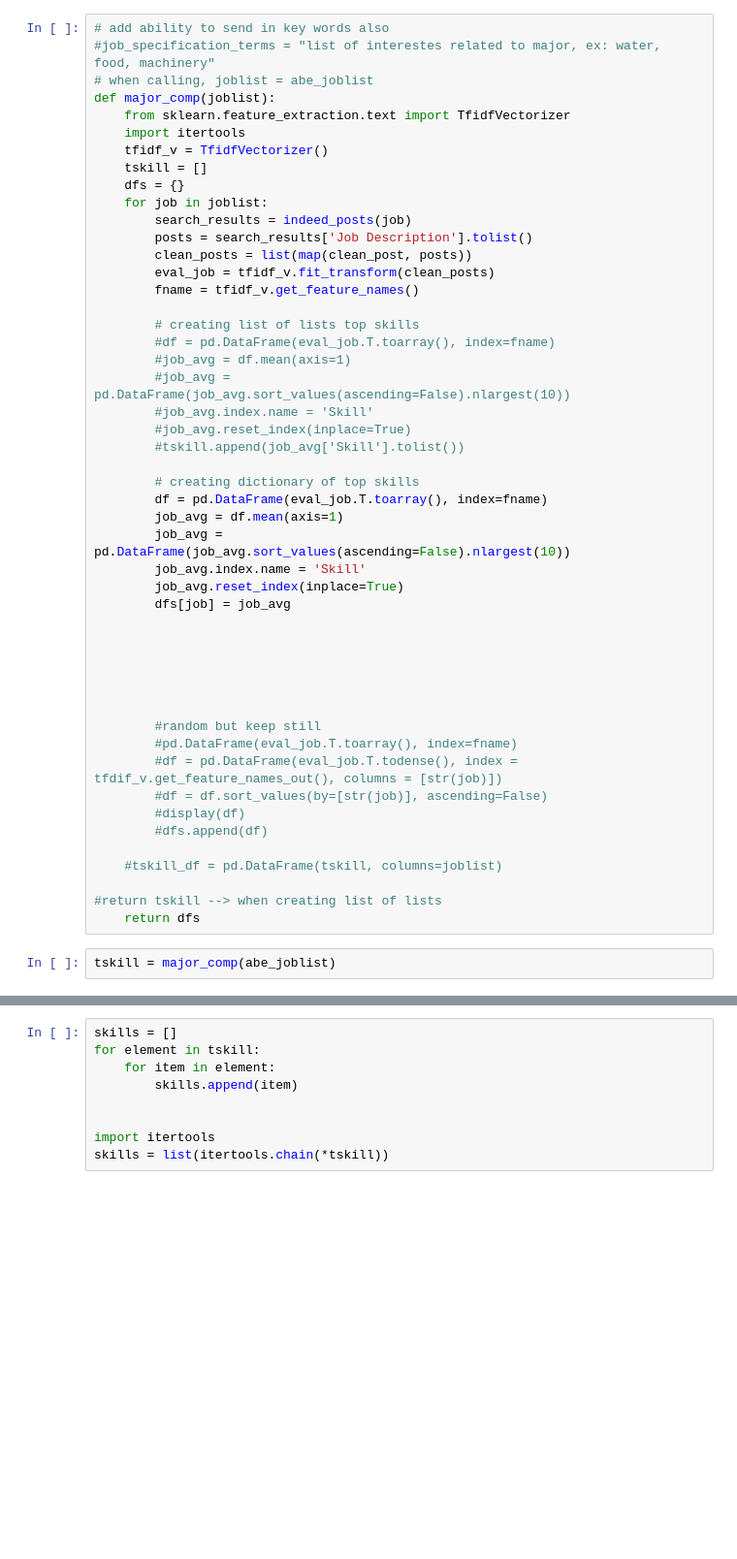
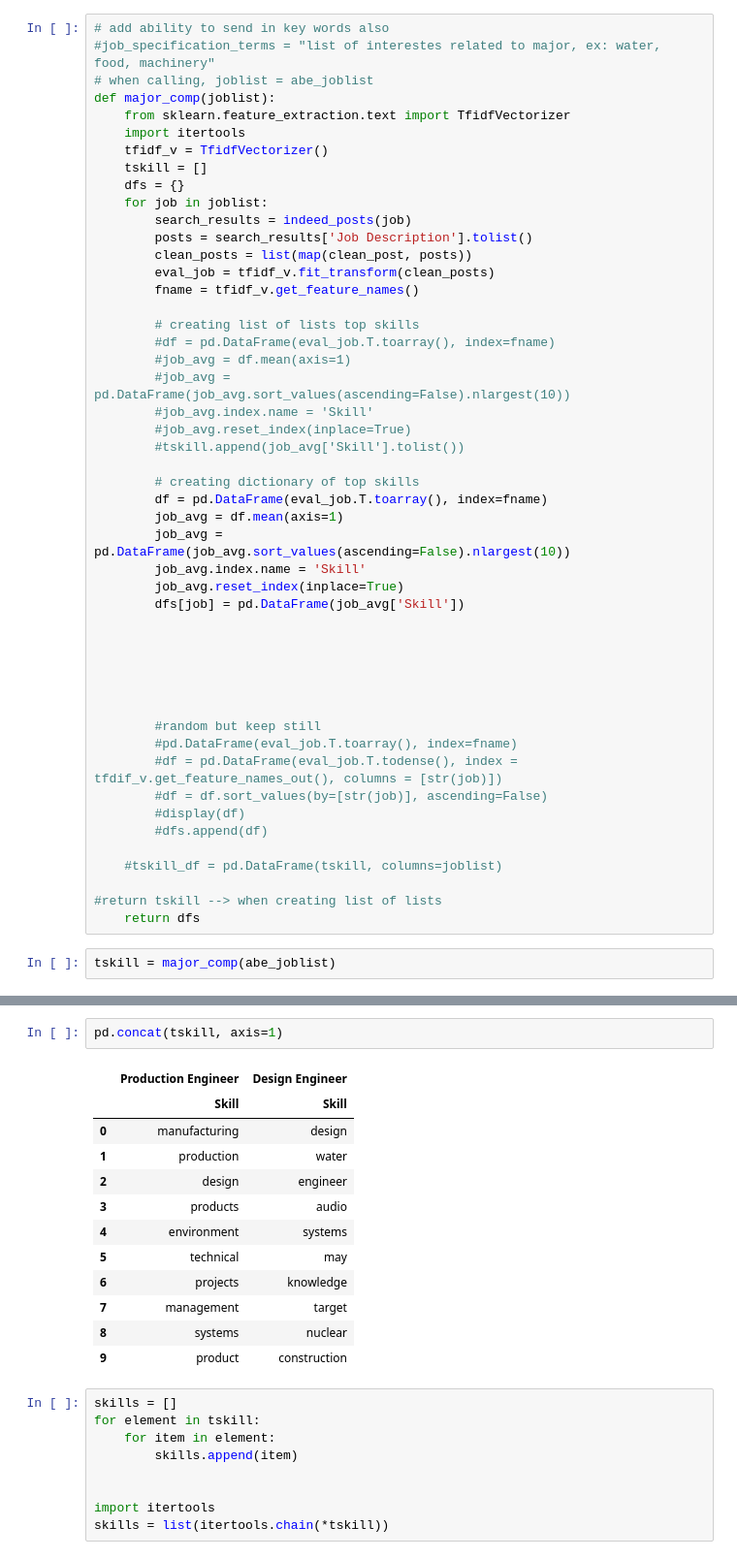
Before and after one commit to kjar0/516X-Final, a Jupyter notebook: ABE Employers.ipynb, the cells around one changed output, grey strips where cells are left out. Shown at 97% size. Saved outputs shown, nothing was run; the diff lists cells and outputs as text; blank space fills up the shorter version.

Commit message:
convert job skills dictionary to dataframe that includes all jobs, 2 column indeces though

```diff
--- a/ABE Employers.ipynb
+++ b/ABE Employers.ipynb
@@ -273,7 +273,7 @@ def major_comp(joblist):
         job_avg = pd.DataFrame(job_avg.sort_values(ascending=False).nlargest(10))
         job_avg.index.name = 'Skill'
         job_avg.reset_index(inplace=True)
-        dfs[job] = job_avg
+        dfs[job] = pd.DataFrame(job_avg['Skill'])
 
 
 
@@ -310,3 +316,18 @@ tskill['Production Engineer']
+# %%
+pd.concat(tskill, axis=1)
+# %% [output]
+|  | Production Engineer | Design Engineer |
+|  | Skill | Skill |
+| 0 | manufacturing | design |
+| 1 | production | water |
+| 2 | design | engineer |
+| 3 | products | audio |
+| 4 | environment | systems |
+| 5 | technical | may |
+| 6 | projects | knowledge |
+| 7 | management | target |
+| 8 | systems | nuclear |
+| 9 | product | construction |
 # %%
 skills = []
 for element in tskill:
```
Also changed, not shown: parts of 2 cells of this notebook.
